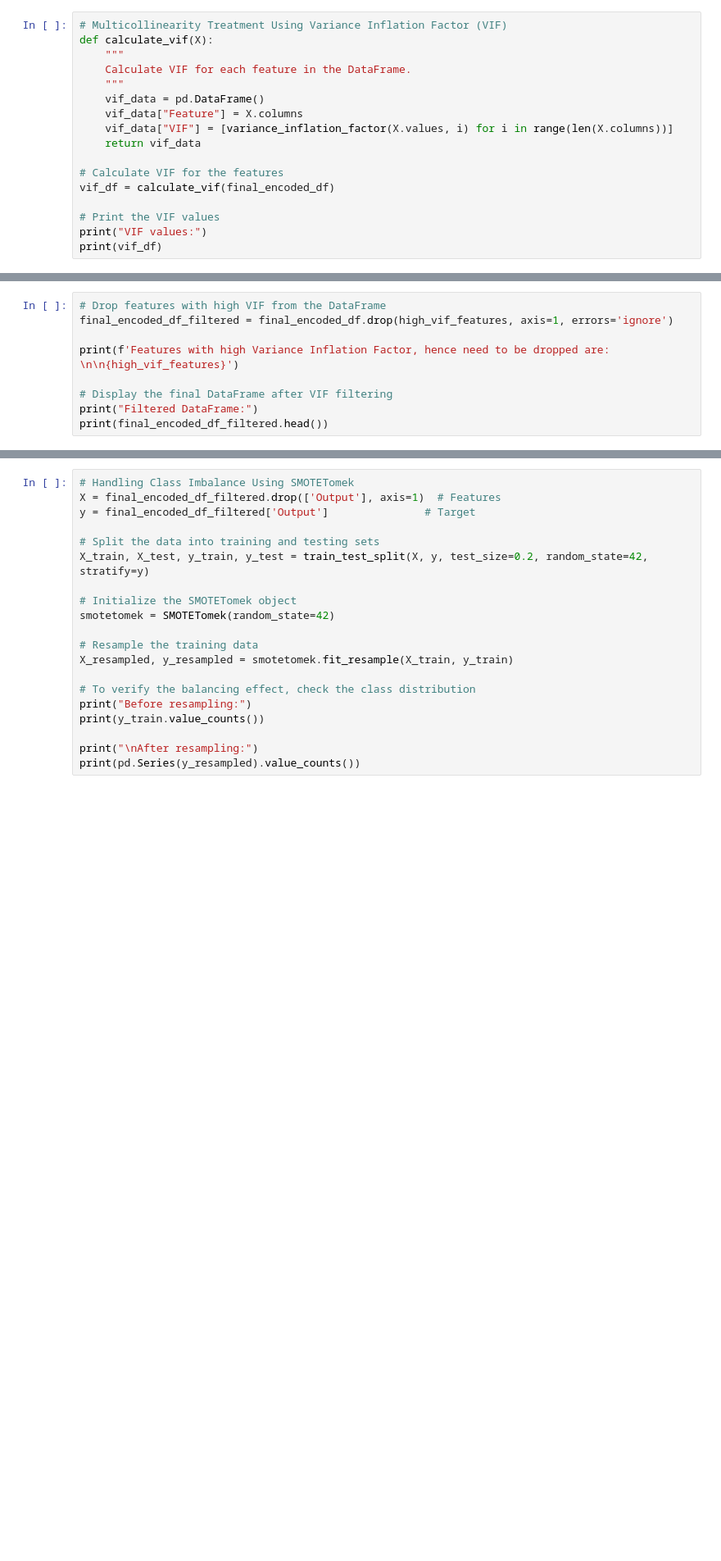
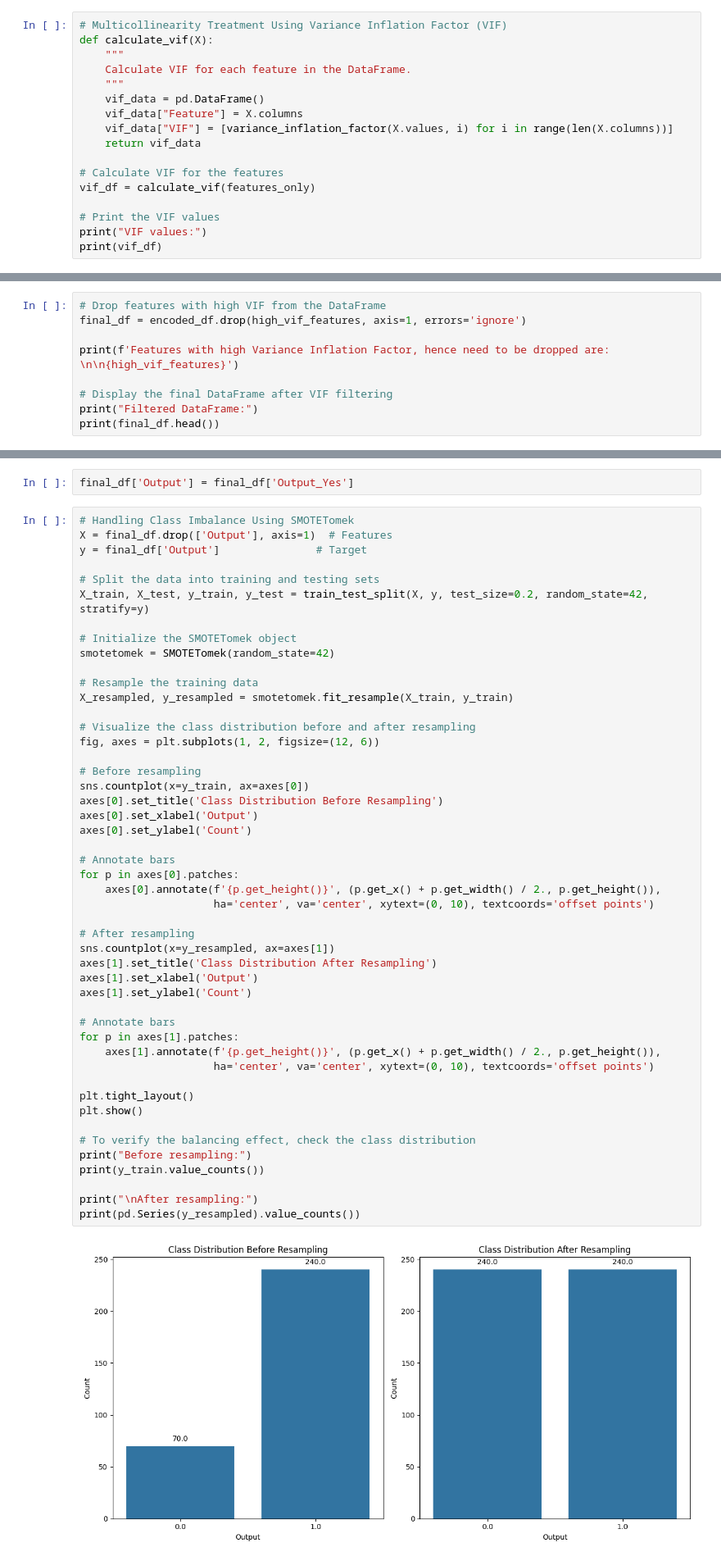
Before and after one commit to Tadeni00/Online-Food-Order-Prediction, a Jupyter notebook: notebook/Data_Transformation.ipynb, the cells around one changed output, grey strips where cells are left out. Shown: that part at 82% size. Cells and saved outputs as stored; diff of their text form; blank space fills up the shorter version.

Commit message:
Model Training

```diff
--- a/notebook/Data_Transformation.ipynb
+++ b/notebook/Data_Transformation.ipynb
@@ -157,7 +210,7 @@ def calculate_vif(X):
     return vif_data
 
 # Calculate VIF for the features
-vif_df = calculate_vif(final_encoded_df)
+vif_df = calculate_vif(features_only)
 
 # Print the VIF values
 print("VIF values:")
@@ -170,12 +248,12 @@ high_vif_features = vif_df[vif_df['VIF'] > 5]['Feature']
 # %%
 # Drop features with high VIF from the DataFrame
-final_encoded_df_filtered = final_encoded_df.drop(high_vif_features, axis=1, errors='ignore')
+final_df = encoded_df.drop(high_vif_features, axis=1, errors='ignore')
 
 print(f'Features with high Variance Inflation Factor, hence need to be dropped are: \n\n{high_vif_features}')
 
 # Display the final DataFrame after VIF filtering
 print("Filtered DataFrame:")
-print(final_encoded_df_filtered.head())
+print(final_df.head())
 # %% [output]
 Features with high Variance Inflation Factor, hence need to be dropped are:
 
@@ -196,23 +275,54 @@ Filtered DataFrame:
 # %% [markdown]
 ### Treating Class Imbalance Using SMOTETomek
+# %%
+final_df['Output'] = final_df['Output_Yes']
 # %%
 # Handling Class Imbalance Using SMOTETomek
-X = final_encoded_df_filtered.drop(['Output'], axis=1)  # Features
-y = final_encoded_df_filtered['Output']               # Target
+X = final_df.drop(['Output'], axis=1)  # Features
+y = final_df['Output']               # Target
 
 # Split the data into training and testing sets
 X_train, X_test, y_train, y_test = train_test_split(X, y, test_size=0.2, random_state=42, stratify=y)
 
 # Initialize the SMOTETomek object
 smotetomek = SMOTETomek(random_state=42)
 
 # Resample the training data
 X_resampled, y_resampled = smotetomek.fit_resample(X_train, y_train)
 
+# Visualize the class distribution before and after resampling
+fig, axes = plt.subplots(1, 2, figsize=(12, 6))
+
+# Before resampling
+sns.countplot(x=y_train, ax=axes[0])
+axes[0].set_title('Class Distribution Before Resampling')
+axes[0].set_xlabel('Output')
+axes[0].set_ylabel('Count')
+
+# Annotate bars
+for p in axes[0].patches:
+    axes[0].annotate(f'{p.get_height()}', (p.get_x() + p.get_width() / 2., p.get_height()),
+                     ha='center', va='center', xytext=(0, 10), textcoords='offset points')
+
+# After resampling
+sns.countplot(x=y_resampled, ax=axes[1])
+axes[1].set_title('Class Distribution After Resampling')
+axes[1].set_xlabel('Output')
+axes[1].set_ylabel('Count')
+
+# Annotate bars
+for p in axes[1].patches:
+    axes[1].annotate(f'{p.get_height()}', (p.get_x() + p.get_width() / 2., p.get_height()),
+                     ha='center', va='center', xytext=(0, 10), textcoords='offset points')
+
+plt.tight_layout()
+plt.show()
+
 # To verify the balancing effect, check the class distribution
 print("Before resampling:")
 print(y_train.value_counts())
 
 print("\nAfter resampling:")
 print(pd.Series(y_resampled).value_counts())
 # %% [output]
+[figure, added]
```
Also changed, not shown: parts of 15 cells of this notebook, 8 other files.
